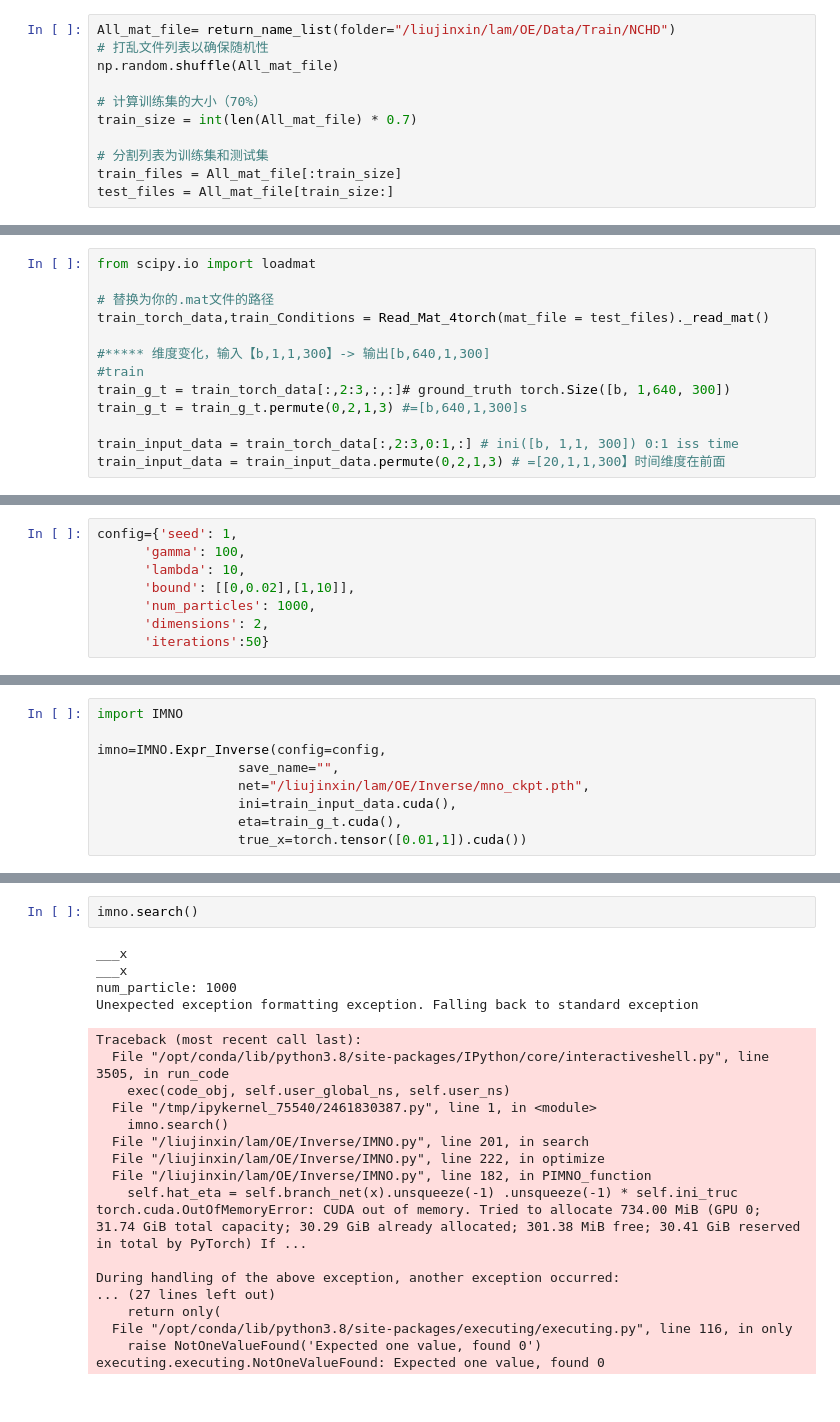
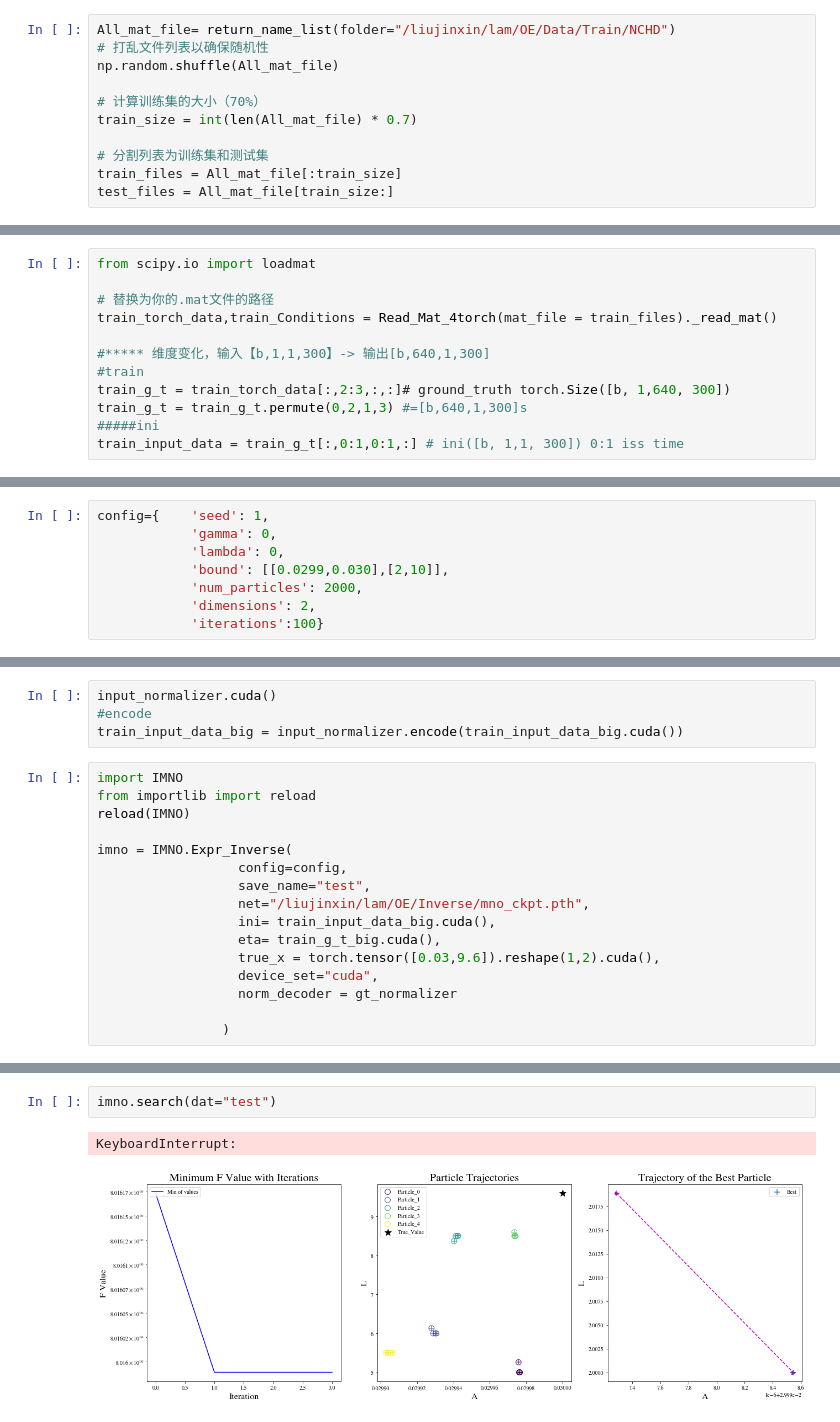
Before and after one commit to liangaomng/POF, a Jupyter notebook: Inverse/test_innverse.ipynb, the cells around one changed output, grey strips where cells are left out. Cells and saved outputs as stored; diff of their text form.

```diff
--- a/Inverse/test_innverse.ipynb
+++ b/Inverse/test_innverse.ipynb
@@ -164,12 +164,11 @@ train_files
 from scipy.io import loadmat
 
 # 替换为你的.mat文件的路径
-train_torch_data,train_Conditions = Read_Mat_4torch(mat_file = test_files)._read_mat()
+train_torch_data,train_Conditions = Read_Mat_4torch(mat_file = train_files)._read_mat()
 
 #***** 维度变化，输入【b,1,1,300】-> 输出[b,640,1,300]
 #train
 train_g_t = train_torch_data[:,2:3,:,:]# ground_truth torch.Size([b, 1,640, 300])
 train_g_t = train_g_t.permute(0,2,1,3) #=[b,640,1,300]s
-
-train_input_data = train_torch_data[:,2:3,0:1,:] # ini([b, 1,1, 300]) 0:1 iss time
-train_input_data = train_input_data.permute(0,2,1,3) # =[20,1,1,300】时间维度在前面
+#####ini
+train_input_data = train_g_t[:,0:1,0:1,:] # ini([b, 1,1, 300]) 0:1 iss time
@@ -279,8 +195,8 @@ class MFNO(nn.Module):
 # %%
-config={'seed': 1,
-      'gamma': 100,
-      'lambda': 10,
-      'bound': [[0,0.02],[1,10]],
-      'num_particles': 1000,
-      'dimensions': 2,
-      'iterations':50}
+config={    'seed': 1,
+            'gamma': 0,
+            'lambda': 0,
+            'bound': [[0.0299,0.030],[2,10]],
+            'num_particles': 2000,
+            'dimensions': 2,
+            'iterations':100}
@@ -295,11 +203,22 @@ torch.Size([1, 640, 1, 300])
+# %%
+input_normalizer.cuda()
+#encode
+train_input_data_big = input_normalizer.encode(train_input_data_big.cuda())
 # %%
 import IMNO
+from importlib import reload
+reload(IMNO)
 
-imno=IMNO.Expr_Inverse(config=config,
-                  save_name="",
+imno = IMNO.Expr_Inverse(
+                  config=config,
+                  save_name="test",
                   net="/liujinxin/lam/OE/Inverse/mno_ckpt.pth",
-                  ini=train_input_data.cuda(),
-                  eta=train_g_t.cuda(),
-                  true_x=torch.tensor([0.01,1]).cuda())
+                  ini= train_input_data_big.cuda(),
+                  eta= train_g_t_big.cuda(),
+                  true_x = torch.tensor([0.03,9.6]).reshape(1,2).cuda(),
+                  device_set="cuda",
+                  norm_decoder = gt_normalizer
+
+                )
 # %% [output]
 FNO
@@ -308,24 +226,5 @@ OutOfMemoryError: CUDA out of memory. Tried to allocate 734.00 MiB (GPU 0; 31.74
 # %%
-imno.search()
+imno.search(dat="test")
 # %% [output]
-___x
-___x
-num_particle: 1000
-Unexpected exception formatting exception. Falling back to standard exception
+KeyboardInterrupt:
-Traceback (most recent call last):
-  File "/opt/conda/lib/python3.8/site-packages/IPython/core/interactiveshell.py", line 3505, in run_code
-    exec(code_obj, self.user_global_ns, self.user_ns)
-  File "/tmp/ipykernel_75540/2461830387.py", line 1, in <module>
-    imno.search()
-  File "/liujinxin/lam/OE/Inverse/IMNO.py", line 201, in search
-  File "/liujinxin/lam/OE/Inverse/IMNO.py", line 222, in optimize
-  File "/liujinxin/lam/OE/Inverse/IMNO.py", line 182, in PIMNO_function
-    self.hat_eta = self.branch_net(x).unsqueeze(-1) .unsqueeze(-1) * self.ini_truc
-torch.cuda.OutOfMemoryError: CUDA out of memory. Tried to allocate 734.00 MiB (GPU 0; 31.74 GiB total capacity; 30.29 GiB already allocated; 301.38 MiB free; 30.41 GiB reserved in total by PyTorch) If ...
-
-During handling of the above exception, another exception occurred:
-... (27 lines left out)
-    return only(
-  File "/opt/conda/lib/python3.8/site-packages/executing/executing.py", line 116, in only
-    raise NotOneValueFound('Expected one value, found 0')
-executing.executing.NotOneValueFound: Expected one value, found 0
+[figure, added]
```
Also changed, not shown: parts of 16 cells of this notebook, 14 other files.
